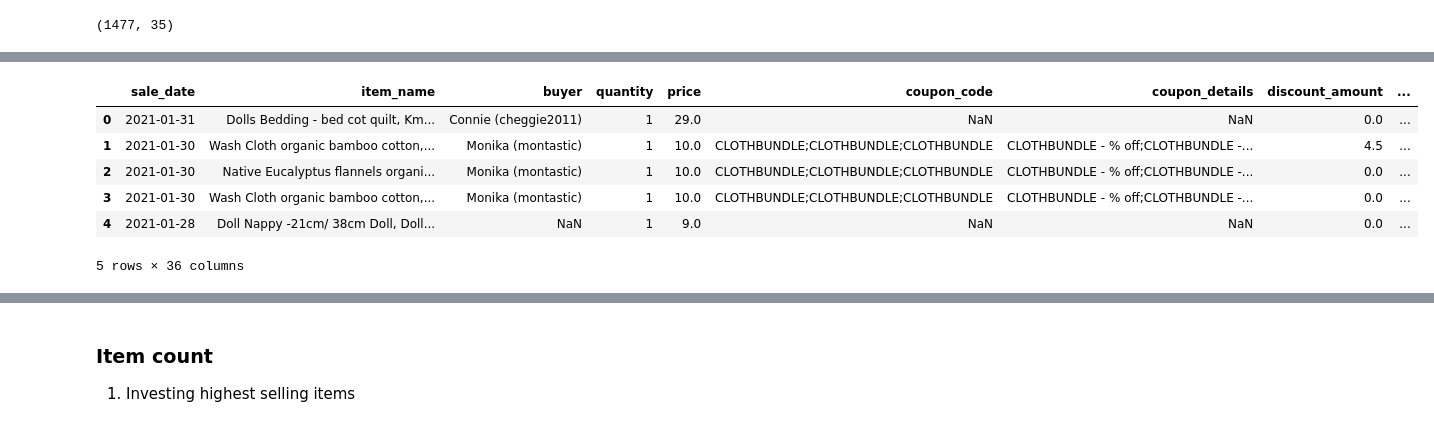
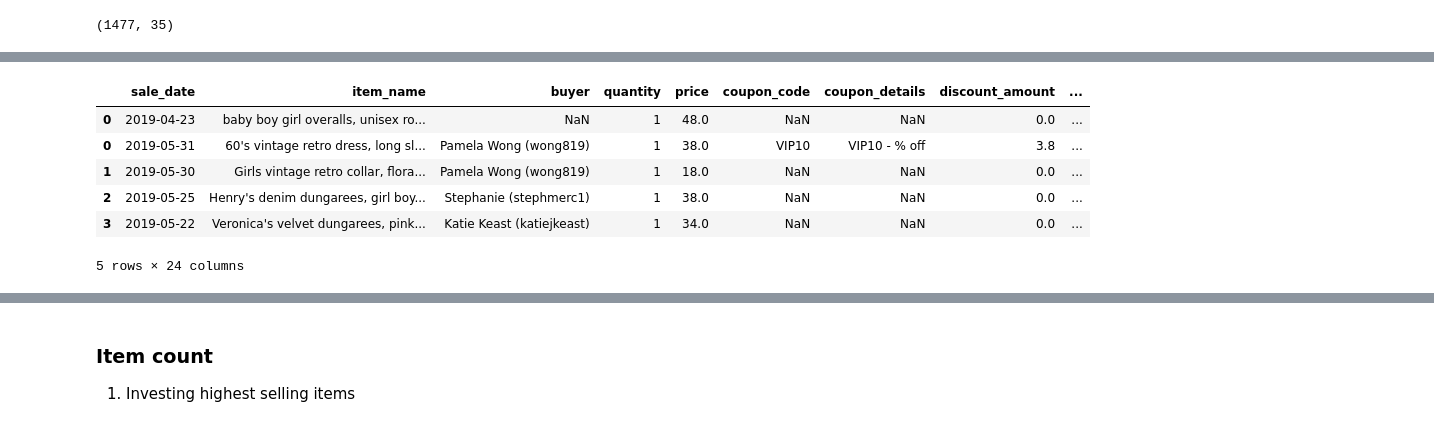
Before and after one commit to ben-bergan/jupyter_notebooks, a Jupyter notebook: notebooks/sales_history.ipynb, the cells around one changed output, grey strips where cells are left out. Saved outputs shown, nothing was run; the diff lists cells and outputs as text; code cells hidden in the pictures.

```diff
--- a/notebooks/sales_history.ipynb
+++ b/notebooks/sales_history.ipynb
@@ -8,16 +33,16 @@ import numpy as np
 # %%
-file_name = '..//Data//EtsySoldOrderItems2019-{}.csv'
-df2 = pd.concat([pd.read_csv(file_name.format(i)) for i in range(3, 13)])
+file_name = '..//Data//EtsySoldOrderItems2020-{}.csv'
+df2 = pd.concat([pd.read_csv(file_name.format(i)) for i in range(1, 13)])
 df2.columns = df2.columns.str.replace(' ','_').str.lower()
 df2['sale_date'] = pd.to_datetime(df2['sale_date'])
 df2['sale_month'] = df2['sale_date'].dt.date
 df2['sale_month'] = df2['sale_month'] + pd.offsets.MonthEnd(0)
 df2['discount_used'] = np.where(df2['discount_amount']== 0, 0,1)
 # %%
-file_name = '..//Data//EtsySoldOrderItems2020-{}.csv'
-df1 = pd.concat([pd.read_csv(file_name.format(i)) for i in range(1, 13)])
-df1.columns = df1.columns.str.replace(' ','_').str.lower()
-df1['sale_date'] = pd.to_datetime(df1['sale_date'])
-df1['sale_month'] = df1['sale_date'].dt.date
-df1['sale_month'] = df1['sale_month'] + pd.offsets.MonthEnd(0)
-df1['discount_used'] = np.where(df1['discount_amount']== 0, 0,1)
+file_name = '..//Data//EtsySoldOrderItems2021-{}.csv'
+df3 = pd.concat([pd.read_csv(file_name.format(i)) for i in range(1, 4)])
+df3.columns = df3.columns.str.replace(' ','_').str.lower()
+df3['sale_date'] = pd.to_datetime(df3['sale_date'])
+df3['sale_month'] = df3['sale_date'].dt.date
+df3['sale_month'] = df3['sale_month'] + pd.offsets.MonthEnd(0)
+df3['discount_used'] = np.where(df3['discount_amount']== 0, 0,1)
@@ -32,5 +49,5 @@ df['discount_used'] = np.where(df['discount_amount']== 0, 0,1)
 # %%
-raw_data = pd.concat([df,df1,df2])
+raw_data = pd.concat([df1,df2,df3])
 # %%
 raw_data.shape
 # %% [output]
@@ -38,10 +75,15 @@ raw_data.shape
+# %%
+raw_data.drop(columns=['delivery_address1', 'delivery_address2','delivery_city'
+                        ,'delivery_state','delivery_zipcode','sku','vat_paid_by_buyer'
+                        ,'inperson_discount','inperson_location','order_type'
+                        ,'listings_type','payment_type'],inplace=True)
 # %%
-raw_data.head(5)
+raw_data.head()
 # %% [output]
 |  | sale_date | item_name | buyer | quantity | price | coupon_code | coupon_details | discount_amount | ... |
-| 0 | 2021-01-31 | Dolls Bedding - bed cot quilt, Km... | Connie (cheggie2011) | 1 | 29.0 | NaN | NaN | 0.0 | ... |
-| 1 | 2021-01-30 | Wash Cloth organic bamboo cotton,... | Monika (montastic) | 1 | 10.0 | CLOTHBUNDLE;CLOTHBUNDLE;CLOTHBUNDLE | CLOTHBUNDLE - % off;CLOTHBUNDLE -... | 4.5 | ... |
-| 2 | 2021-01-30 | Native Eucalyptus flannels organi... | Monika (montastic) | 1 | 10.0 | CLOTHBUNDLE;CLOTHBUNDLE;CLOTHBUNDLE | CLOTHBUNDLE - % off;CLOTHBUNDLE -... | 0.0 | ... |
-| 3 | 2021-01-30 | Wash Cloth organic bamboo cotton,... | Monika (montastic) | 1 | 10.0 | CLOTHBUNDLE;CLOTHBUNDLE;CLOTHBUNDLE | CLOTHBUNDLE - % off;CLOTHBUNDLE -... | 0.0 | ... |
-| 4 | 2021-01-28 | Doll Nappy -21cm/ 38cm Doll, Doll... | NaN | 1 | 9.0 | NaN | NaN | 0.0 | ... |
+| 0 | 2019-04-23 | baby boy girl overalls, unisex ro... | NaN | 1 | 48.0 | NaN | NaN | 0.0 | ... |
+| 0 | 2019-05-31 | 60's vintage retro dress, long sl... | Pamela Wong (wong819) | 1 | 38.0 | VIP10 | VIP10 - % off | 3.8 | ... |
+| 1 | 2019-05-30 | Girls vintage retro collar, flora... | Pamela Wong (wong819) | 1 | 18.0 | NaN | NaN | 0.0 | ... |
+| 2 | 2019-05-25 | Henry's denim dungarees, girl boy... | Stephanie (stephmerc1) | 1 | 38.0 | NaN | NaN | 0.0 | ... |
+| 3 | 2019-05-22 | Veronica's velvet dungarees, pink... | Katie Keast (katiejkeast) | 1 | 34.0 | NaN | NaN | 0.0 | ... |
-5 rows × 36 columns
+5 rows × 24 columns
```
Also changed, not shown: parts of 52 cells of this notebook.
